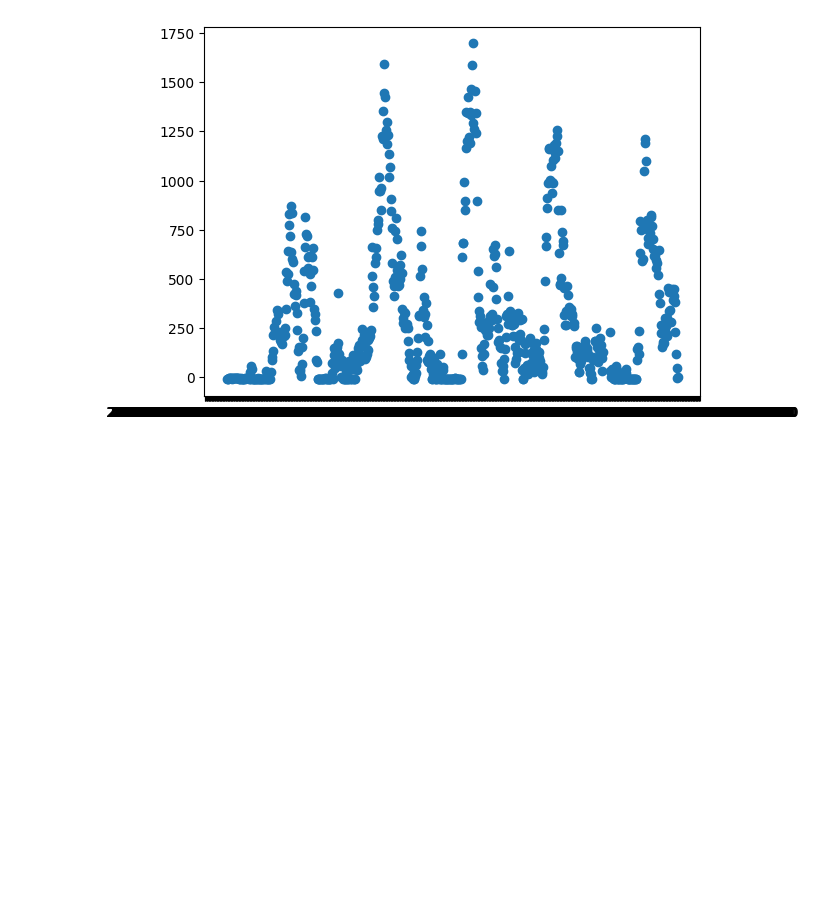
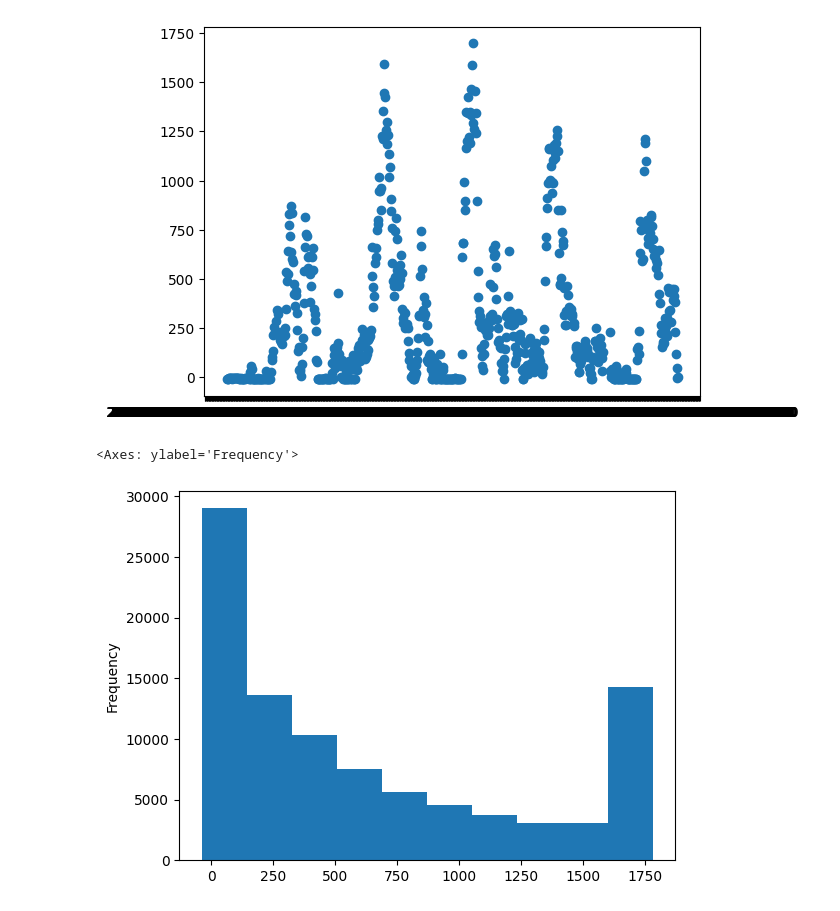
Before and after one commit to Yohannes-Kewani/Wind-Power-Forecasting, a Jupyter notebook: WindPowerForecasting.ipynb, the cells around one changed output. Saved outputs shown, nothing was run; the diff lists cells and outputs as text; code cells hidden in the pictures; blank space fills up the shorter version.

```diff
--- a/WindPowerForecasting.ipynb
+++ b/WindPowerForecasting.ipynb
@@ -72,3 +72,8 @@ ax.scatter(df["Unnamed: 0"][:1000], df["ActivePower"][:1000])
 # %% [output]
 <matplotlib.collections.PathCollection at 0x...>
 [figure]
+# %%
+df.ActivePower.plot.hist()
+# %% [output]
+<Axes: ylabel='Frequency'>
+[figure, added]
```
Also changed, not shown: parts of 8 cells of this notebook.
